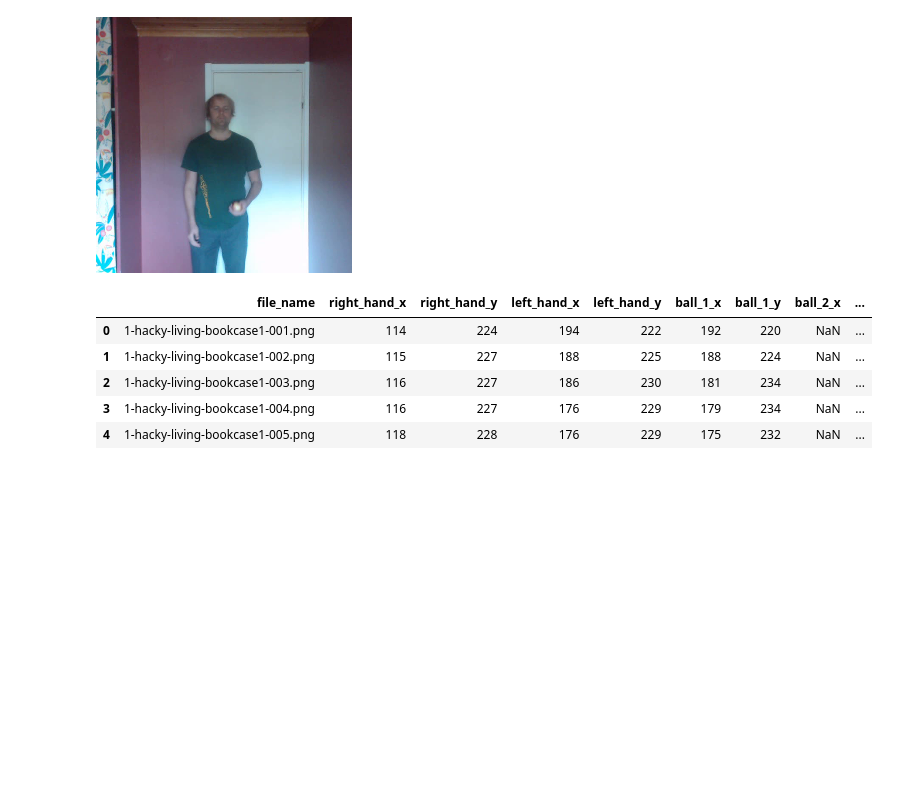
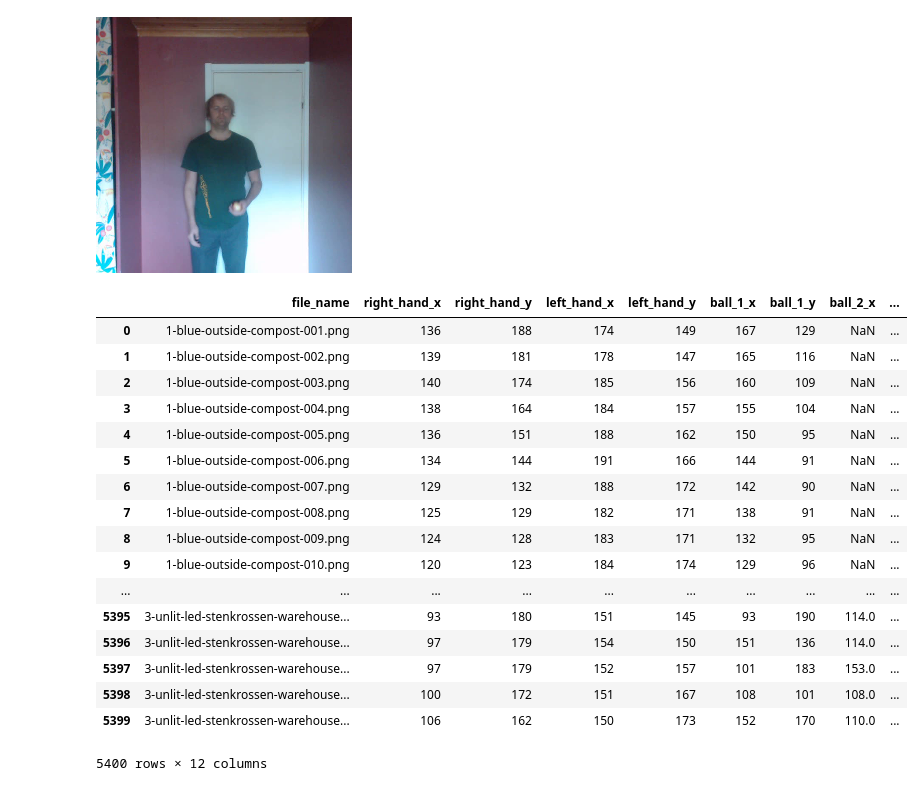
Before and after one commit to Saguro/ML, a Jupyter notebook: prezentacja_danych.ipynb, the cells around one changed output. Drawn from its saved outputs; the diff is of its cells as text; code cells hidden in the pictures; blank space fills up the shorter version.

```diff
--- a/prezentacja_danych.ipynb
+++ b/prezentacja_danych.ipynb
@@ -14,11 +14,23 @@ df.iloc[0, -2]
 # %%
 dt = DataProvider('F:/Studia/balls-and-hands-in-videos-of-juggling/ballsandhands.zip').get_types('test')
 # %%
-dt[1].head()
+dt
 # %% [output]
 |  | file_name | right_hand_x | right_hand_y | left_hand_x | left_hand_y | ball_1_x | ball_1_y | ball_2_x | ... |
-| 0 | 1-hacky-living-bookcase1-001.png | 114 | 224 | 194 | 222 | 192 | 220 | NaN | ... |
-| 1 | 1-hacky-living-bookcase1-002.png | 115 | 227 | 188 | 225 | 188 | 224 | NaN | ... |
-| 2 | 1-hacky-living-bookcase1-003.png | 116 | 227 | 186 | 230 | 181 | 234 | NaN | ... |
-| 3 | 1-hacky-living-bookcase1-004.png | 116 | 227 | 176 | 229 | 179 | 234 | NaN | ... |
-| 4 | 1-hacky-living-bookcase1-005.png | 118 | 228 | 176 | 229 | 175 | 232 | NaN | ... |
+| 0 | 1-blue-outside-compost-001.png | 136 | 188 | 174 | 149 | 167 | 129 | NaN | ... |
+| 1 | 1-blue-outside-compost-002.png | 139 | 181 | 178 | 147 | 165 | 116 | NaN | ... |
+| 2 | 1-blue-outside-compost-003.png | 140 | 174 | 185 | 156 | 160 | 109 | NaN | ... |
+| 3 | 1-blue-outside-compost-004.png | 138 | 164 | 184 | 157 | 155 | 104 | NaN | ... |
+| 4 | 1-blue-outside-compost-005.png | 136 | 151 | 188 | 162 | 150 | 95 | NaN | ... |
+| 5 | 1-blue-outside-compost-006.png | 134 | 144 | 191 | 166 | 144 | 91 | NaN | ... |
+| 6 | 1-blue-outside-compost-007.png | 129 | 132 | 188 | 172 | 142 | 90 | NaN | ... |
+| 7 | 1-blue-outside-compost-008.png | 125 | 129 | 182 | 171 | 138 | 91 | NaN | ... |
+| 8 | 1-blue-outside-compost-009.png | 124 | 128 | 183 | 171 | 132 | 95 | NaN | ... |
+| 9 | 1-blue-outside-compost-010.png | 120 | 123 | 184 | 174 | 129 | 96 | NaN | ... |
+| ... | ... | ... | ... | ... | ... | ... | ... | ... | ... |
+| 5395 | 3-unlit-led-stenkrossen-warehouse... | 93 | 180 | 151 | 145 | 93 | 190 | 114.0 | ... |
+| 5396 | 3-unlit-led-stenkrossen-warehouse... | 97 | 179 | 154 | 150 | 151 | 136 | 114.0 | ... |
+| 5397 | 3-unlit-led-stenkrossen-warehouse... | 97 | 179 | 152 | 157 | 101 | 183 | 153.0 | ... |
+| 5398 | 3-unlit-led-stenkrossen-warehouse... | 100 | 172 | 151 | 167 | 108 | 101 | 108.0 | ... |
+| 5399 | 3-unlit-led-stenkrossen-warehouse... | 106 | 162 | 150 | 173 | 152 | 170 | 110.0 | ... |
+5400 rows × 12 columns
```
Also changed, not shown: parts of 1 cell of this notebook, 1 other file.
